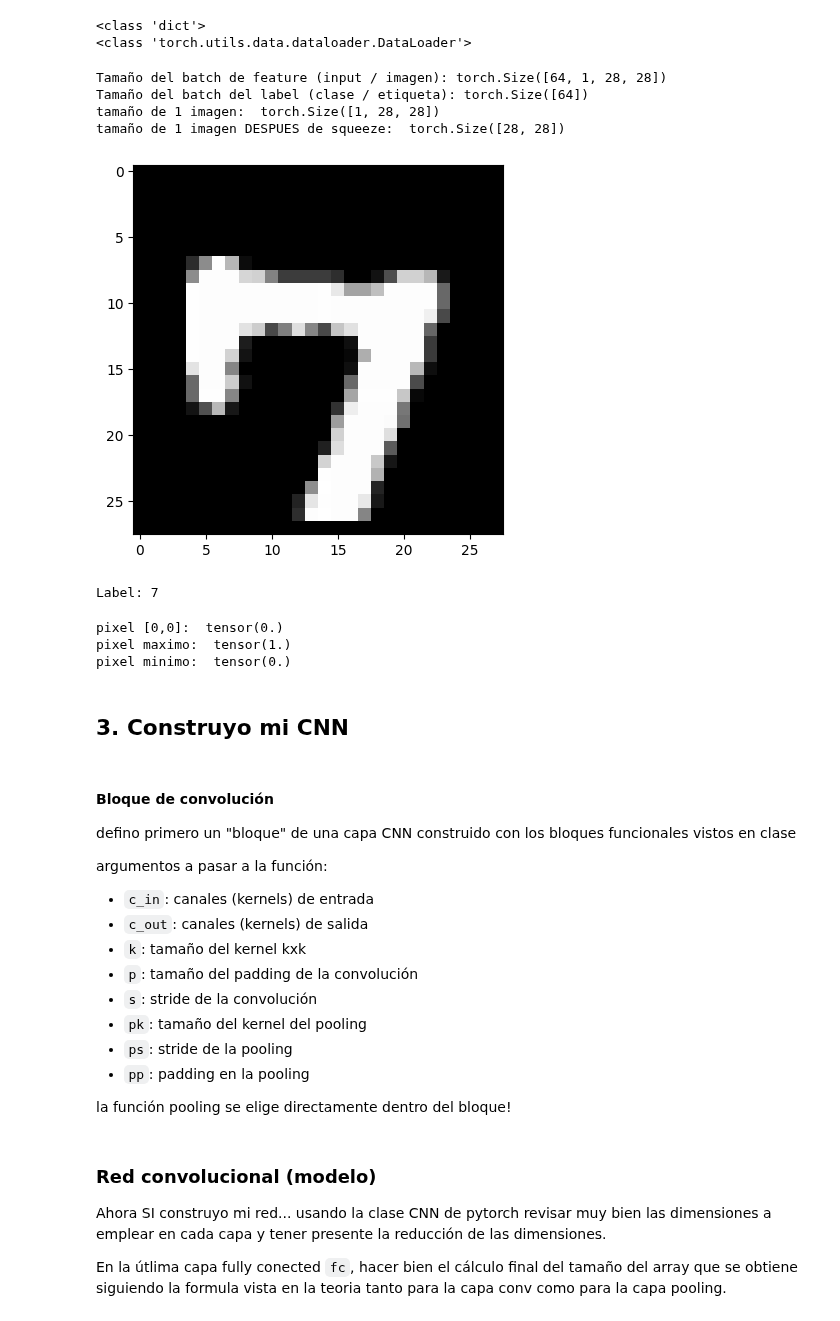
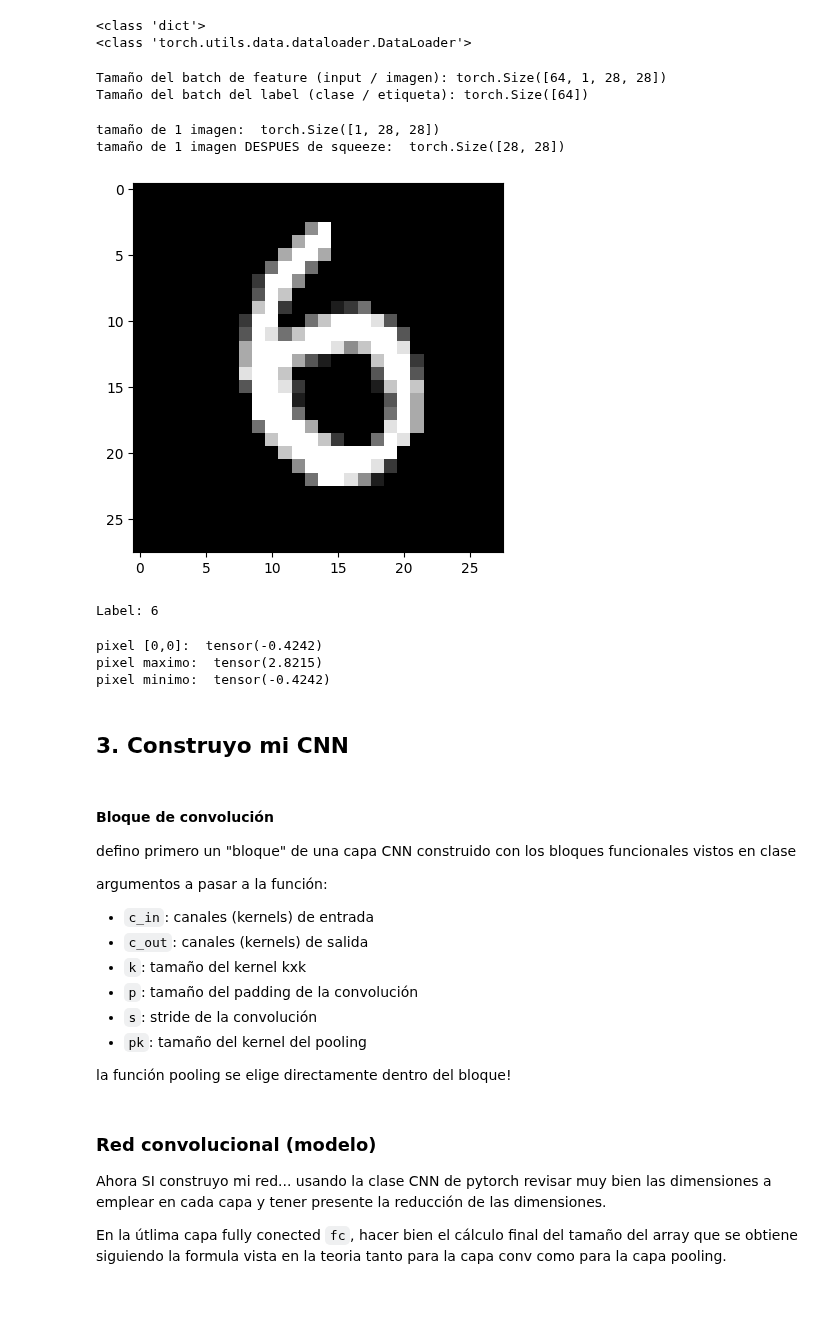
Before and after one commit to FIUBA-Posgrado-Inteligencia-Artificial/aprendizaje_profundo, a Jupyter notebook: clase_5/jupyter_notebooks/CNN_implementacion.ipynb, the cells around one changed output. Drawn from its saved outputs; the diff is of its cells as text; code cells hidden in the pictures.

Commit message:
notebooks clase 5 actualizados

```diff
--- a/clase_5/jupyter_notebooks/CNN_implementacion.ipynb
+++ b/clase_5/jupyter_notebooks/CNN_implementacion.ipynb
@@ -50,15 +63,15 @@ Transformación `Normalize`
 # primero creamos el dataset
 train_dataset = torchvision.datasets.MNIST('../data', train=True, download=True,
                        transform=torchvision.transforms.Compose([
-                            torchvision.transforms.ToTensor()#,#<---------------- escala entre 0 y 1; pasa a tensor; poner canal en 1ra dim
-                            #torchvision.transforms.Normalize((0.1307,), (0.3081,))
+                            torchvision.transforms.ToTensor(),#<---------------- escala entre 0 y 1; pasa a tensor; poner canal en 1ra dim
+                            torchvision.transforms.Normalize((0.1307,), (0.3081,))
                             ])
                       )
 
 test_dataset = torchvision.datasets.MNIST('../data', train=False,
                    transform=torchvision.transforms.Compose([
-                        torchvision.transforms.ToTensor()#, #<------------------- escala entre 0 y 1; pasa a tensor; poner canal en 1ra dim
-                        #torchvision.transforms.Normalize((0.1307,), (0.3081,))
+                        torchvision.transforms.ToTensor(), #<------------------- escala entre 0 y 1; pasa a tensor; poner canal en 1ra dim
+                        torchvision.transforms.Normalize((0.1307,), (0.3081,))
                         ])
                      )
 
@@ -110,40 +123,42 @@ print(type(dataloader['train']))
 # %%
 # Ver imagen and label del dataloader (dataloader -> una herramienta para hacer batches de datasets)
 train_features, train_labels = next(iter(dataloader['train']))
+# %%
+# verifico sus dimensiones
+print(f"Tamaño del batch de feature (input / imagen): {train_features.size()}")
+print(f"Tamaño del batch del label (clase / etiqueta): {train_labels.size()}")
+# %% [output]
+Tamaño del batch de feature (input / imagen): torch.Size([64, 1, 28, 28])
+Tamaño del batch del label (clase / etiqueta): torch.Size([64])
 # %%
-# verifico sus dimensiones
-print(f"Tamaño del batch de feature (input / imagen): {train_features.size()}")
-print(f"Tamaño del batch del label (clase / etiqueta): {train_labels.size()}")
 
 # tomo 1 imagen para poder visualizarla
 # y verifico sus dimensiones
 
-img = train_features[20]
+img = train_features[5]
 print('tamaño de 1 imagen: ', img.shape)
 # le QUITO 1 dimension (la del tamaño del batch) para poder graficar
 img = img.squeeze()
 print('tamaño de 1 imagen DESPUES de squeeze: ', img.shape)
-label = train_labels[20]
+label = train_labels[5]
 
 # ploteo esa imagen
 plt.imshow(img, cmap="gray")
 plt.show()
 print(f"Label: {label}")
 # %% [output]
-Tamaño del batch de feature (input / imagen): torch.Size([64, 1, 28, 28])
-Tamaño del batch del label (clase / etiqueta): torch.Size([64])
 tamaño de 1 imagen:  torch.Size([1, 28, 28])
 tamaño de 1 imagen DESPUES de squeeze:  torch.Size([28, 28])
-[figure, old version]
+[figure, new version]
-Label: 7
+Label: 6
 # %%
 print('pixel [0,0]: ',img[0][0])
 print('pixel maximo: ', torch.max(img))
 print('pixel minimo: ', torch.min(img))
 # %% [output]
-pixel [0,0]:  tensor(0.)
-pixel maximo:  tensor(1.)
-pixel minimo:  tensor(0.)
+pixel [0,0]:  tensor(-0.4242)
+pixel maximo:  tensor(2.8215)
+pixel minimo:  tensor(-0.4242)
 # %% [markdown]
 ## 3. Construyo mi CNN
 # %% [markdown]
@@ -160,8 +175,7 @@ argumentos a pasar a la función:
   - `p`:      tamaño del padding de la convolución
   - `s`:      stride de la convolución
   - `pk`:     tamaño del kernel del pooling
-  - `ps`:     stride de la pooling
-  - `pp`:     padding en la pooling
+
 
 la función pooling se elige directamente dentro del bloque!
 # %%
```
Also changed, not shown: parts of 16 cells of this notebook, 2 other files.
